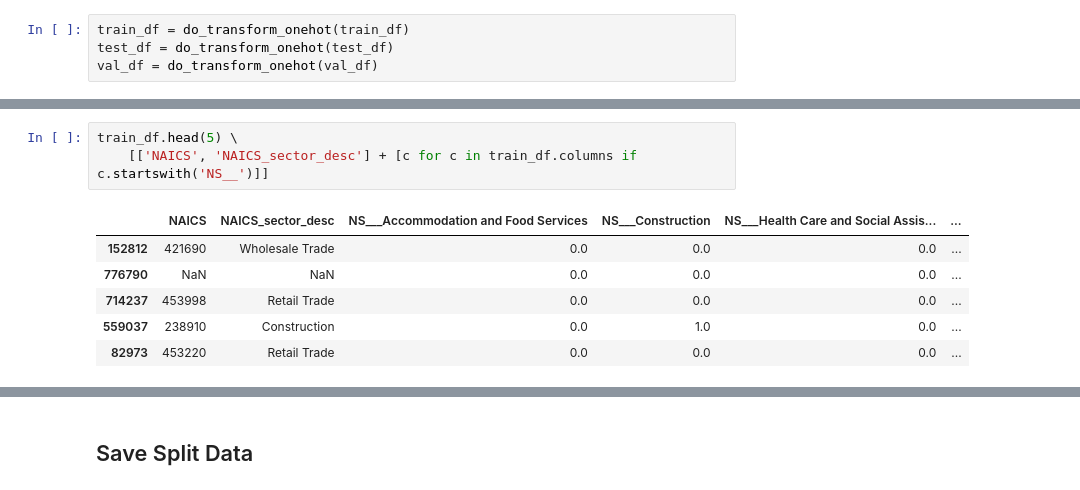
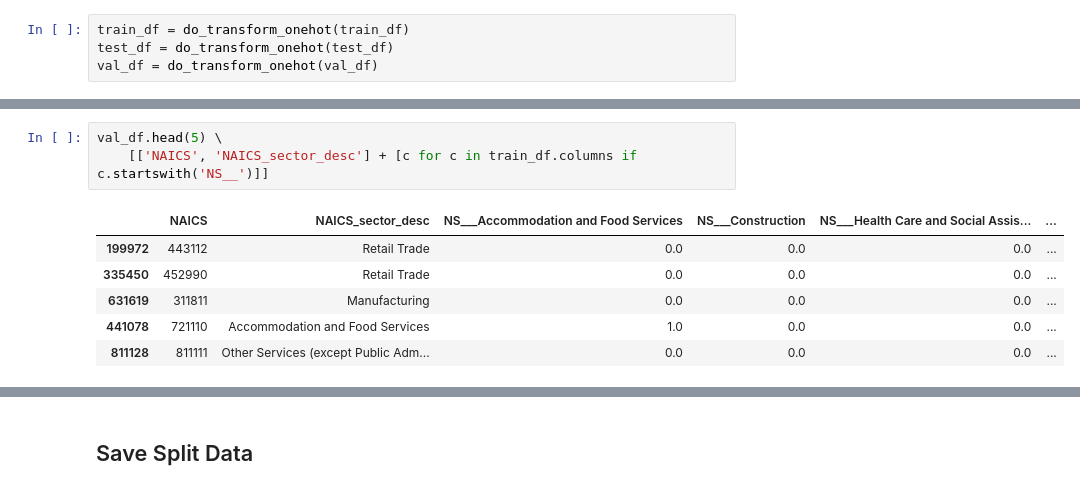
Before and after one commit to vla6/Blog_gnn_naics, a Jupyter notebook: 01_data_import.ipynb, the cells around one changed output, grey strips where cells are left out. Cells and saved outputs as stored; diff of their text form.

```diff
--- a/01_data_import.ipynb
+++ b/01_data_import.ipynb
@@ -596,13 +618,13 @@ val_df = do_transform_onehot(val_df)
 # %%
-train_df.head(5) \
+val_df.head(5) \
     [['NAICS', 'NAICS_sector_desc'] + [c for c in train_df.columns if c.startswith('NS__')]]
 # %% [output]
 |  | NAICS | NAICS_sector_desc | NS___Accommodation and Food Services | NS___Construction | NS___Health Care and Social Assis... | ... |
-| 152812 | 421690 | Wholesale Trade | 0.0 | 0.0 | 0.0 | ... |
-| 776790 | NaN | NaN | 0.0 | 0.0 | 0.0 | ... |
-| 714237 | 453998 | Retail Trade | 0.0 | 0.0 | 0.0 | ... |
-| 559037 | 238910 | Construction | 0.0 | 1.0 | 0.0 | ... |
-| 82973 | 453220 | Retail Trade | 0.0 | 0.0 | 0.0 | ... |
+| 199972 | 443112 | Retail Trade | 0.0 | 0.0 | 0.0 | ... |
+| 335450 | 452990 | Retail Trade | 0.0 | 0.0 | 0.0 | ... |
+| 631619 | 311811 | Manufacturing | 0.0 | 0.0 | 0.0 | ... |
+| 441078 | 721110 | Accommodation and Food Services | 1.0 | 0.0 | 0.0 | ... |
+| 811128 | 811111 | Other Services (except Public Adm... | 0.0 | 0.0 | 0.0 | ... |
 # %%
 train_df['NS___infrequent_sklearn'].value_counts()
 # %% [output]
```
Also changed, not shown: parts of 15 cells of this notebook, 10 other files.
